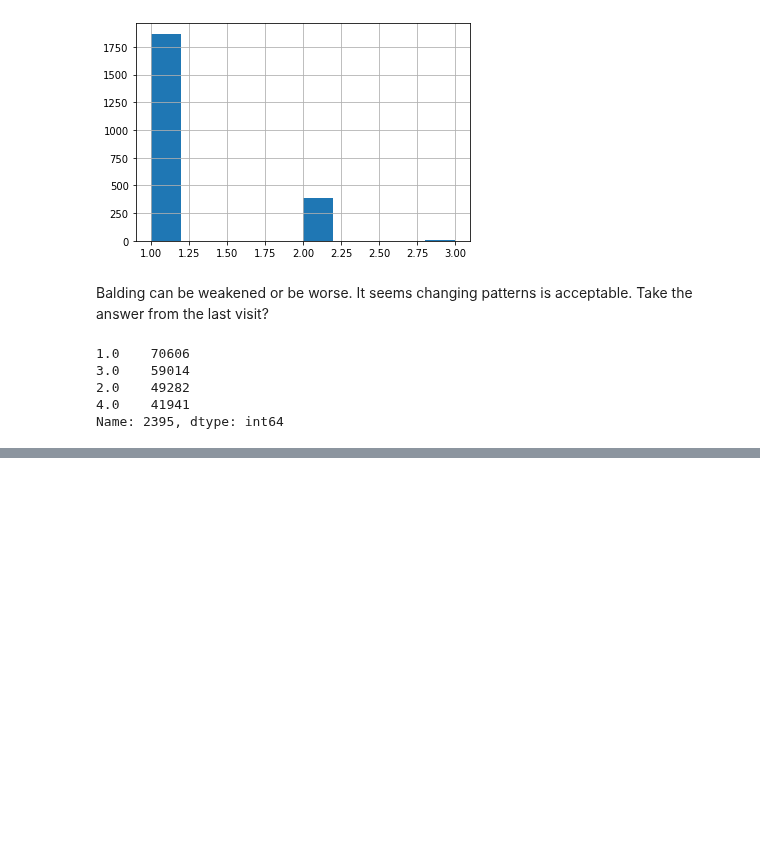
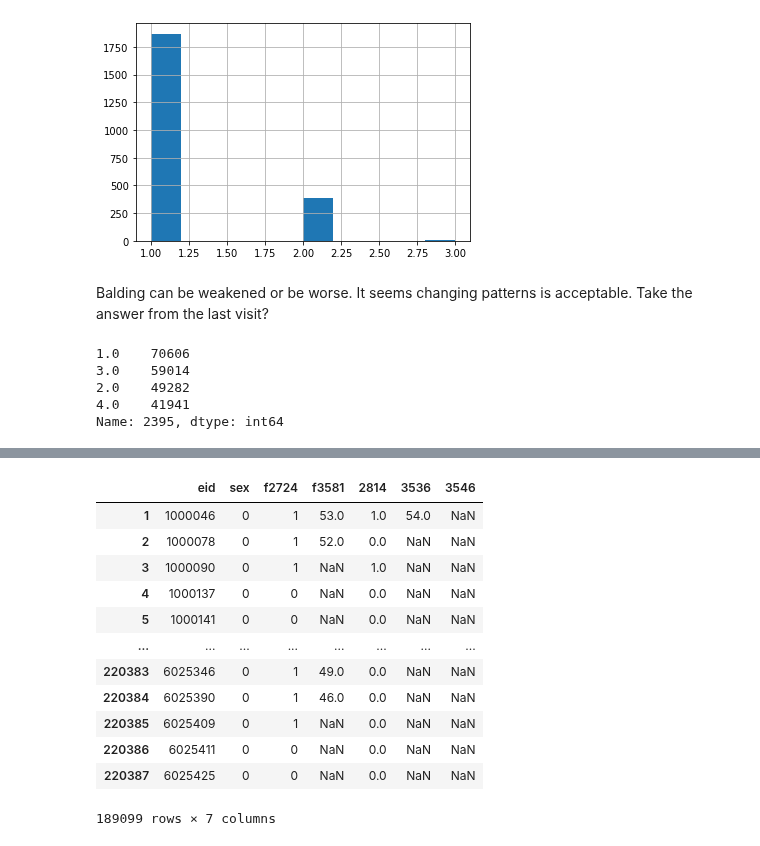
Before and after one commit to statgenetics/UKBB_GWAS_dev, a Jupyter notebook: workflow/051822_ARHI_sex_interaction.ipynb, the cells around one changed output, grey strips where cells are left out. Saved outputs shown, nothing was run; the diff lists cells and outputs as text; code cells hidden in the pictures; blank space fills up the shorter version.

```diff
--- a/workflow/051822_ARHI_sex_interaction.ipynb
+++ b/workflow/051822_ARHI_sex_interaction.ipynb
@@ -3385,0 +3732,16 @@ filtered.to_csv("~/UKBiobank/results/REGENIE_results/results_exome_data/051722_i
+# %%
+meno[meno["eid"].isin(idlist["FID"])]
+# %% [output]
+|  | eid | sex | f2724 | f3581 | 2814 | 3536 | 3546 |
+| 1 | 1000046 | 0 | 1 | 53.0 | 1.0 | 54.0 | NaN |
+| 2 | 1000078 | 0 | 1 | 52.0 | 0.0 | NaN | NaN |
+| 3 | 1000090 | 0 | 1 | NaN | 1.0 | NaN | NaN |
+| 4 | 1000137 | 0 | 0 | NaN | 0.0 | NaN | NaN |
+| 5 | 1000141 | 0 | 0 | NaN | 0.0 | NaN | NaN |
+| ... | ... | ... | ... | ... | ... | ... | ... |
+| 220383 | 6025346 | 0 | 1 | 49.0 | 0.0 | NaN | NaN |
+| 220384 | 6025390 | 0 | 1 | 46.0 | 0.0 | NaN | NaN |
+| 220385 | 6025409 | 0 | 1 | NaN | 0.0 | NaN | NaN |
+| 220386 | 6025411 | 0 | 0 | NaN | 0.0 | NaN | NaN |
+| 220387 | 6025425 | 0 | 0 | NaN | 0.0 | NaN | NaN |
+189099 rows × 7 columns
```
Also changed, not shown: parts of 14 cells of this notebook.
